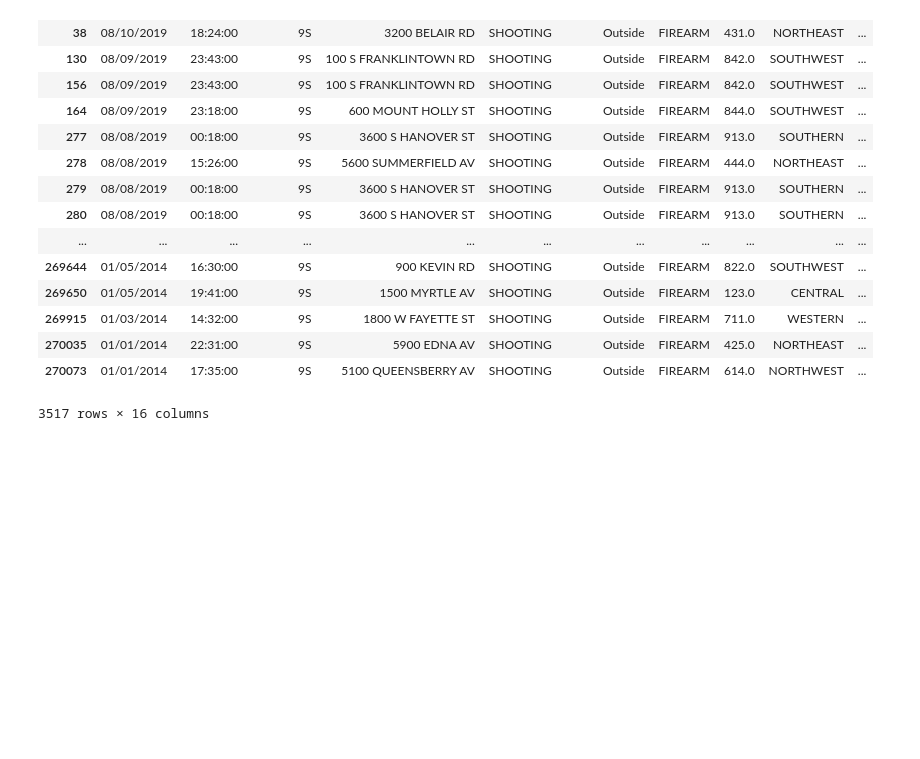
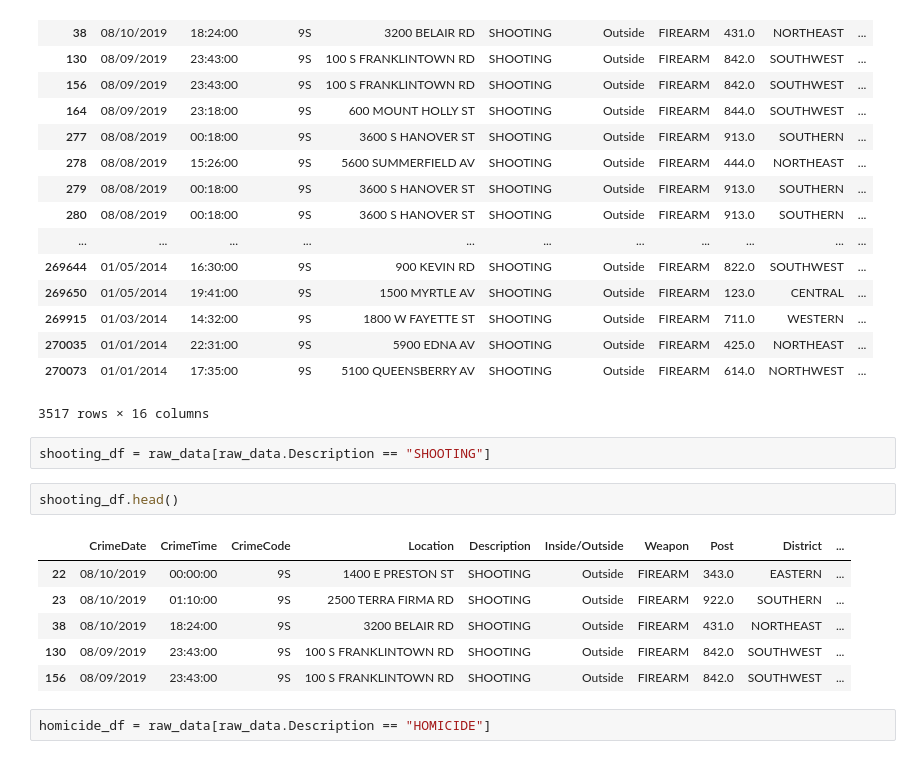
Before and after one commit to tduszyk/Baltimore_CCTV, a Jupyter notebook: Crime_Data.ipynb, the cells around one changed output. Cells and saved outputs as stored; diff of their text form; blank space fills up the shorter version.

```diff
--- a/Crime_Data.ipynb
+++ b/Crime_Data.ipynb
@@ -76,3 +76,16 @@ raw_data[raw_data['Description'].str.match('SHOOTING')]
 | 270035 | 01/01/2014 | 22:31:00 | 9S | 5900 EDNA AV | SHOOTING | Outside | FIREARM | 425.0 | NORTHEAST | ... |
 | 270073 | 01/01/2014 | 17:35:00 | 9S | 5100 QUEENSBERRY AV | SHOOTING | Outside | FIREARM | 614.0 | NORTHWEST | ... |
 3517 rows × 16 columns
+# %%
+shooting_df = raw_data[raw_data.Description == "SHOOTING"]
+# %%
+shooting_df.head()
+# %% [output]
+|  | CrimeDate | CrimeTime | CrimeCode | Location | Description | Inside/Outside | Weapon | Post | District | ... |
+| 22 | 08/10/2019 | 00:00:00 | 9S | 1400 E PRESTON ST | SHOOTING | Outside | FIREARM | 343.0 | EASTERN | ... |
+| 23 | 08/10/2019 | 01:10:00 | 9S | 2500 TERRA FIRMA RD | SHOOTING | Outside | FIREARM | 922.0 | SOUTHERN | ... |
+| 38 | 08/10/2019 | 18:24:00 | 9S | 3200 BELAIR RD | SHOOTING | Outside | FIREARM | 431.0 | NORTHEAST | ... |
+| 130 | 08/09/2019 | 23:43:00 | 9S | 100 S FRANKLINTOWN RD | SHOOTING | Outside | FIREARM | 842.0 | SOUTHWEST | ... |
+| 156 | 08/09/2019 | 23:43:00 | 9S | 100 S FRANKLINTOWN RD | SHOOTING | Outside | FIREARM | 842.0 | SOUTHWEST | ... |
+# %%
+homicide_df = raw_data[raw_data.Description == "HOMICIDE"]
```
Also changed, not shown: parts of 16 cells of this notebook, 8 other files.
